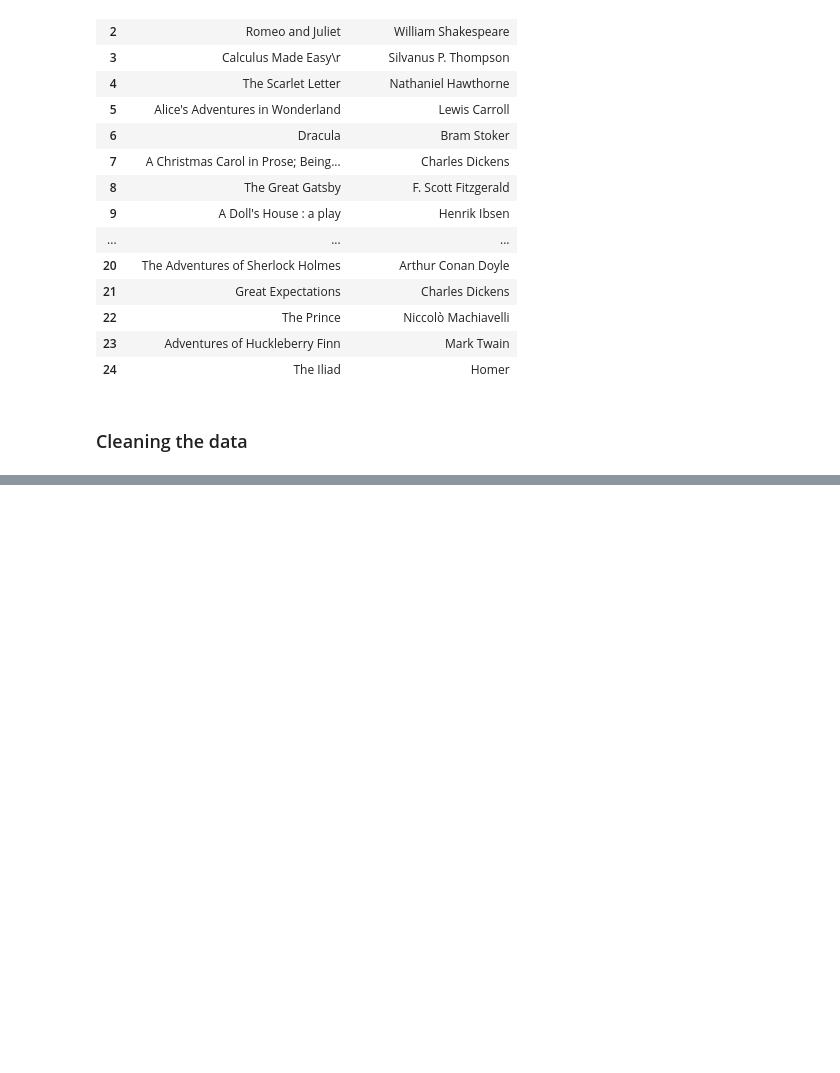
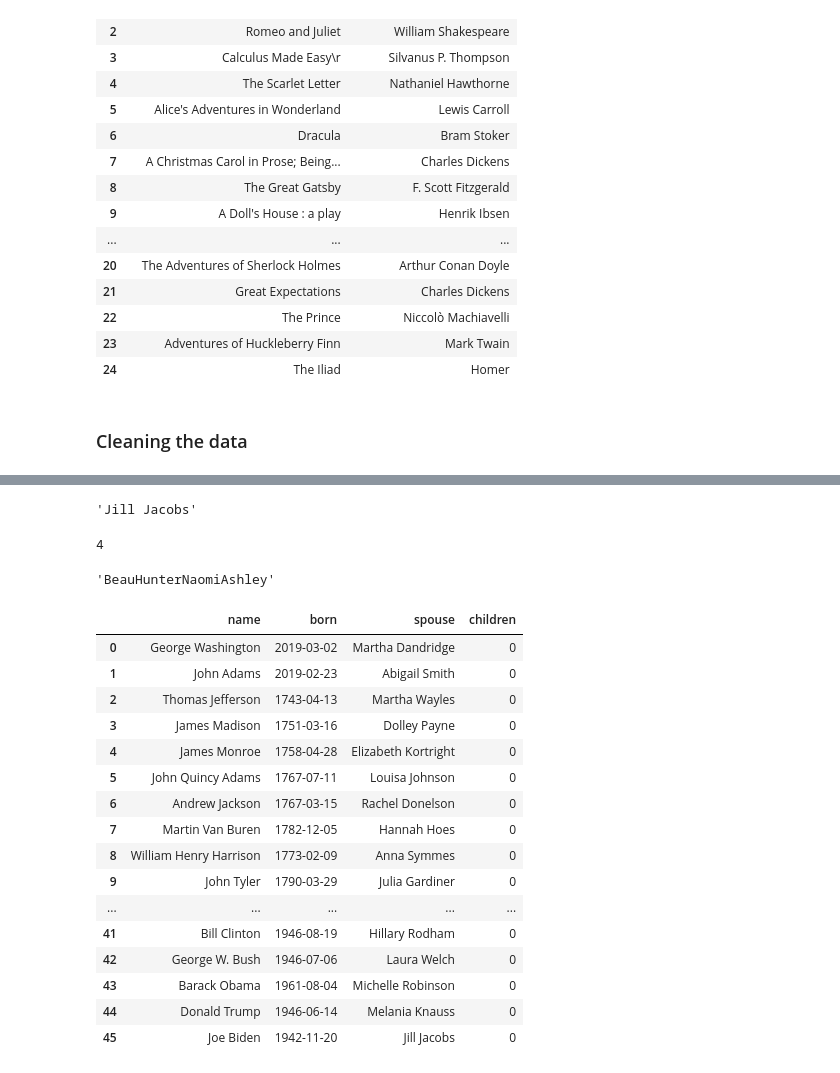
Before and after one commit to DominikKoppen/Dominik_Ironhack, a Jupyter notebook: Projects/Spotify_Webscraping/Web_Scraping.ipynb, the cells around one changed output, grey strips where cells are left out. Saved outputs shown, nothing was run; the diff lists cells and outputs as text; code cells hidden in the pictures; blank space fills up the shorter version.

```diff
--- a/Projects/Spotify_Webscraping/Web_Scraping.ipynb
+++ b/Projects/Spotify_Webscraping/Web_Scraping.ipynb
@@ -656,0 +1098,4 @@ book_df
+# %%
+pres_hrefs = []
+for i in soup.select("td b a"):
+    pres_hrefs.append(i["href"])
@@ -656,0 +1136,14 @@ book_df
+# %%
+response = requests.get("https://en.wikipedia.org/wiki/Joe_Biden")
+soup = BeautifulSoup(response.content)
+soup.select ("td.infobox-data div.marriage-display-ws div a")[-1].get_text()
+# %% [output]
+'Jill Jacobs'
+# %%
+len(soup.find("th", string="Children").parent.find_all("a")) #show how many children
+# %% [output]
+4
+# %%
+soup.find("th", string="Children").parent.select("td.infobox-data")[0].get_text(strip=True)
+# %% [output]
+'BeauHunterNaomiAshley'
@@ -656,0 +1152,46 @@ book_df
+# %%
+#ACTUAL LOOP
+
+name = []
+born = []
+spouse = []
+children = []
+
+for href in pres_hrefs:
+    response = requests.get(base_url+href)
+    soup= BeautifulSoup(response.content)
+    name.append(soup.select ( "div.fn")[0].get_text())  #loop to append the name
+    try:
+        born.append(soup.select ("span.bday")[0].get_text())
+    except:
+         born.append("NA")
+    try:
+        spouse.append(soup.select ("td.infobox-data div.marriage-display-ws div a")[-1].get_text())
+    except:
+        spouse.append("NA")
+    try:
+        childrend.append(soup.find("th", string="Children").parent.select("td.infobox-data")[0].get_text(strip=True))
+    except:
+        children.append(0)
+# %%
+presidents_df = pd.DataFrame({"name":name,"born":born, "spouse":spouse,"children":children})
+# %%
+presidents_df
+# %% [output]
+|  | name | born | spouse | children |
+| 0 | George Washington | 2019-03-02 | Martha Dandridge | 0 |
+| 1 | John Adams | 2019-02-23 | Abigail Smith | 0 |
+| 2 | Thomas Jefferson | 1743-04-13 | Martha Wayles | 0 |
+| 3 | James Madison | 1751-03-16 | Dolley Payne | 0 |
+| 4 | James Monroe | 1758-04-28 | Elizabeth Kortright | 0 |
+| 5 | John Quincy Adams | 1767-07-11 | Louisa Johnson | 0 |
+| 6 | Andrew Jackson | 1767-03-15 | Rachel Donelson | 0 |
+| 7 | Martin Van Buren | 1782-12-05 | Hannah Hoes | 0 |
+| 8 | William Henry Harrison | 1773-02-09 | Anna Symmes | 0 |
+| 9 | John Tyler | 1790-03-29 | Julia Gardiner | 0 |
+| ... | ... | ... | ... | ... |
+| 41 | Bill Clinton | 1946-08-19 | Hillary Rodham | 0 |
+| 42 | George W. Bush | 1946-07-06 | Laura Welch | 0 |
+| 43 | Barack Obama | 1961-08-04 | Michelle Robinson | 0 |
+| 44 | Donald Trump | 1946-06-14 | Melania Knauss | 0 |
+| 45 | Joe Biden | 1942-11-20 | Jill Jacobs | 0 |
```
Also changed, not shown: parts of 50 cells of this notebook, 31 other files.
